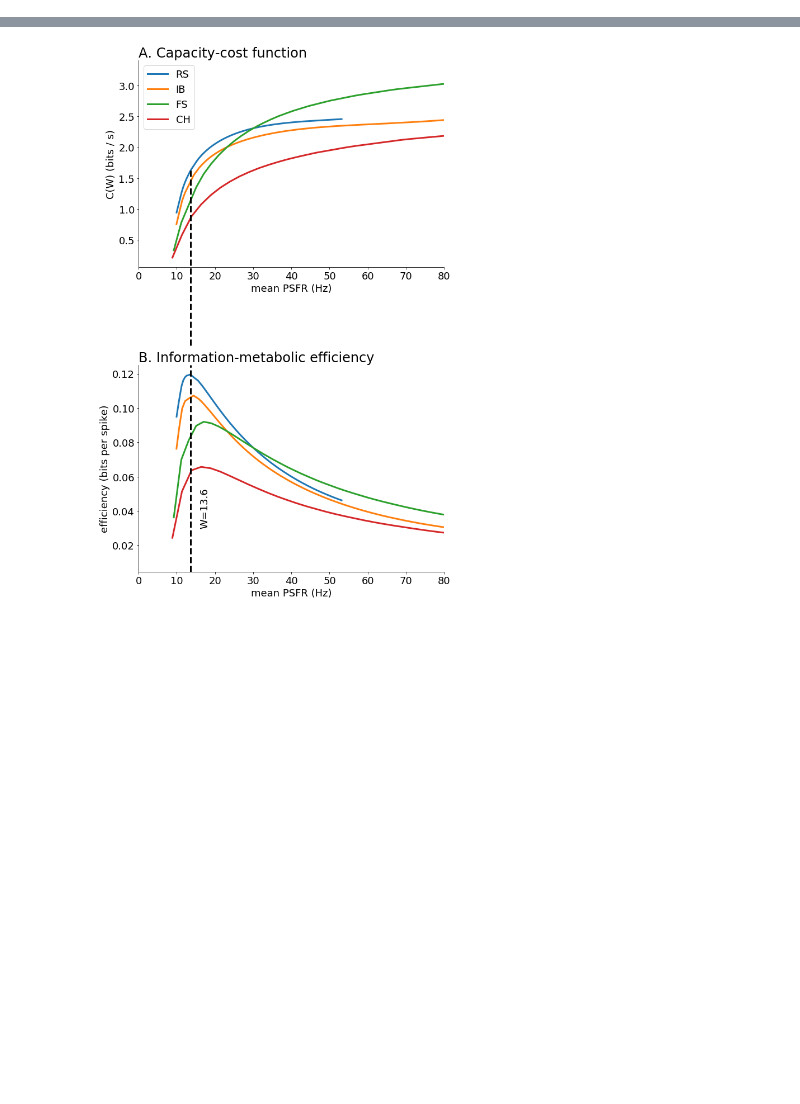
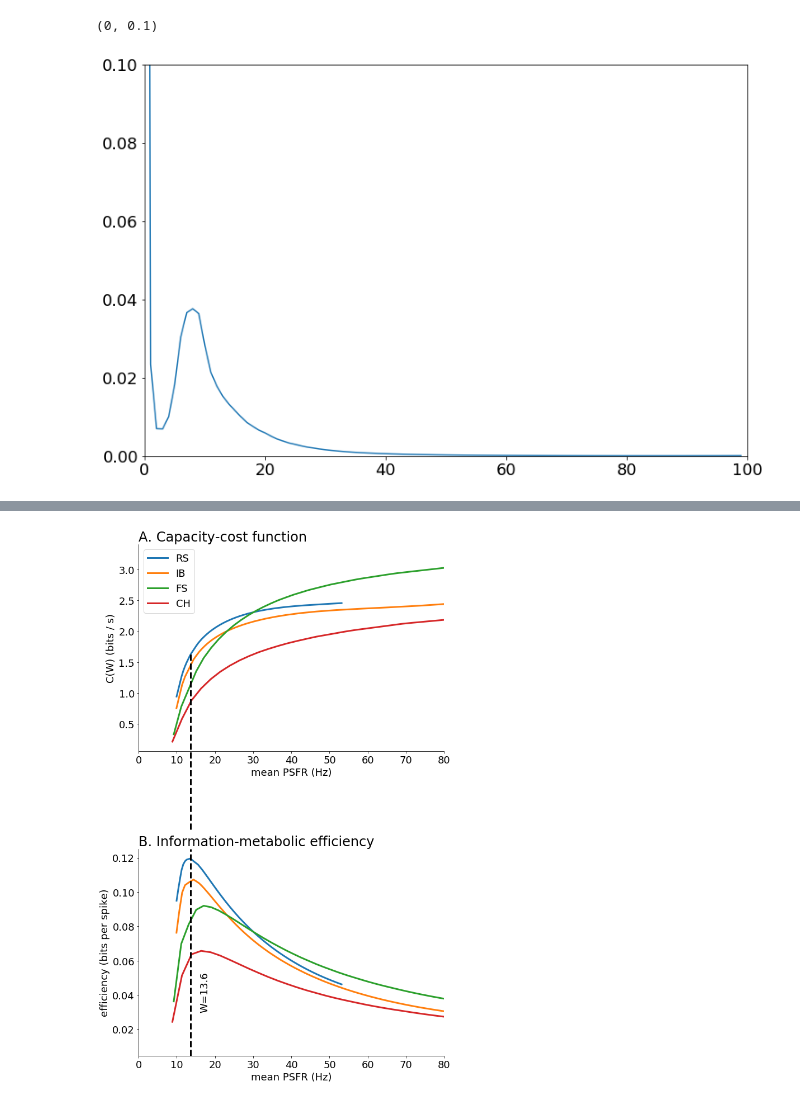
Before and after one commit to Tom83B/rate-code-eff-2019, a Jupyter notebook: analysis/capacity-cost functions.ipynb, the cells around one changed output, grey strips where cells are left out. Cells and saved outputs as stored; diff of their text form; code cells hidden in the pictures; blank space fills up the shorter version.

```diff
--- a/analysis/capacity-cost functions.ipynb
+++ b/analysis/capacity-cost functions.ipynb
@@ -31,0 +128,8 @@ def get_cost_capacity(neuron):
+# %%
+plt.figure(figsize=(12,8))
+plt.plot(tmp['pdf'])
+plt.xlim(0,100)
+plt.ylim(0,0.1)
+# %% [output]
+(0, 0.1)
+[figure, added]
```
Also changed, not shown: parts of 32 cells of this notebook, 5 other files.
